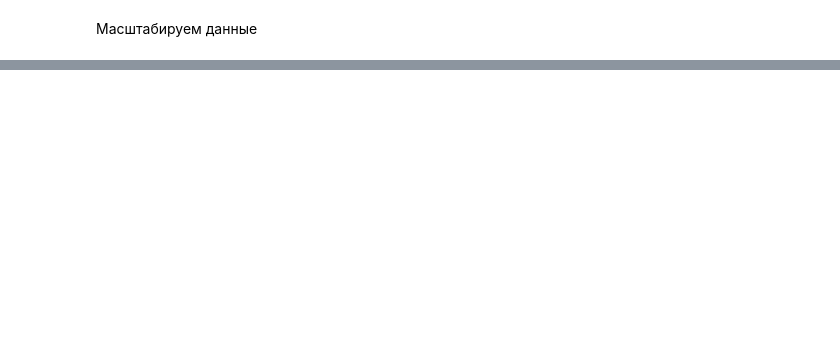
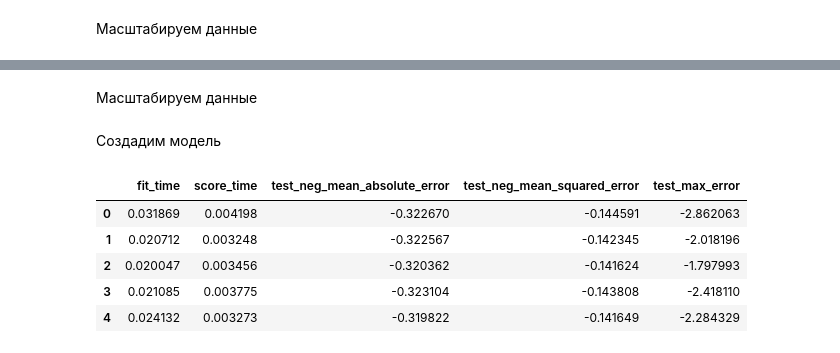
Before and after one commit to tixomirof/mo2_team_colabs, a Jupyter notebook: МО2_Команда2_Лаб02_v1.ipynb, the cells around one changed output, grey strips where cells are left out. Cells and saved outputs as stored; diff of their text form; code cells hidden in the pictures; blank space fills up the shorter version.

```diff
--- a/МО2_Команда2_Лаб02_v1.ipynb
+++ b/МО2_Команда2_Лаб02_v1.ipynb
@@ -40,0 +146,25 @@ from sklearn.linear_model import Ridge
+# %%
+X_train, X_test, y_train, y_test = train_test_split(X, y, test_size=0.3, random_state=101)
+# %% [markdown]
+Масштабируем данные
+# %%
+scaler = StandardScaler()
+scaler.fit(X_train)
+X_train = scaler.transform(X_train)
+X_test = scaler.transform(X_test)
+# %% [markdown]
+Создадим модель
+# %%
+model = Ridge(alpha=1)
+# %%
+scores = cross_validate(model,X_train,y_train,
+                         scoring=['neg_mean_absolute_error','neg_mean_squared_error','max_error'],cv=5)
+# %%
+pd.DataFrame(scores)
+# %% [output]
+|  | fit_time | score_time | test_neg_mean_absolute_error | test_neg_mean_squared_error | test_max_error |
+| 0 | 0.031869 | 0.004198 | -0.322670 | -0.144591 | -2.862063 |
+| 1 | 0.020712 | 0.003248 | -0.322567 | -0.142345 | -2.018196 |
+| 2 | 0.020047 | 0.003456 | -0.320362 | -0.141624 | -1.797993 |
+| 3 | 0.021085 | 0.003775 | -0.323104 | -0.143808 | -2.418110 |
+| 4 | 0.024132 | 0.003273 | -0.319822 | -0.141649 | -2.284329 |
```
Also changed, not shown: parts of 51 cells of this notebook.
